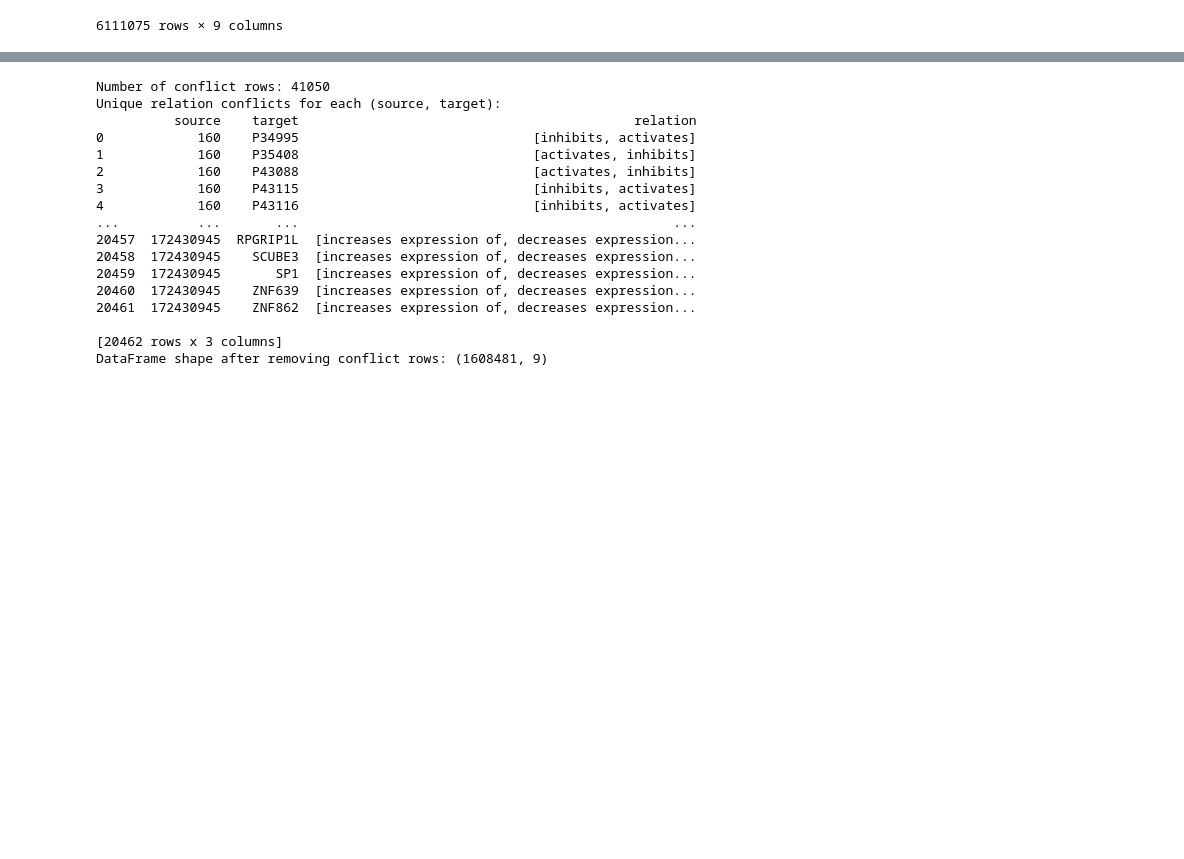
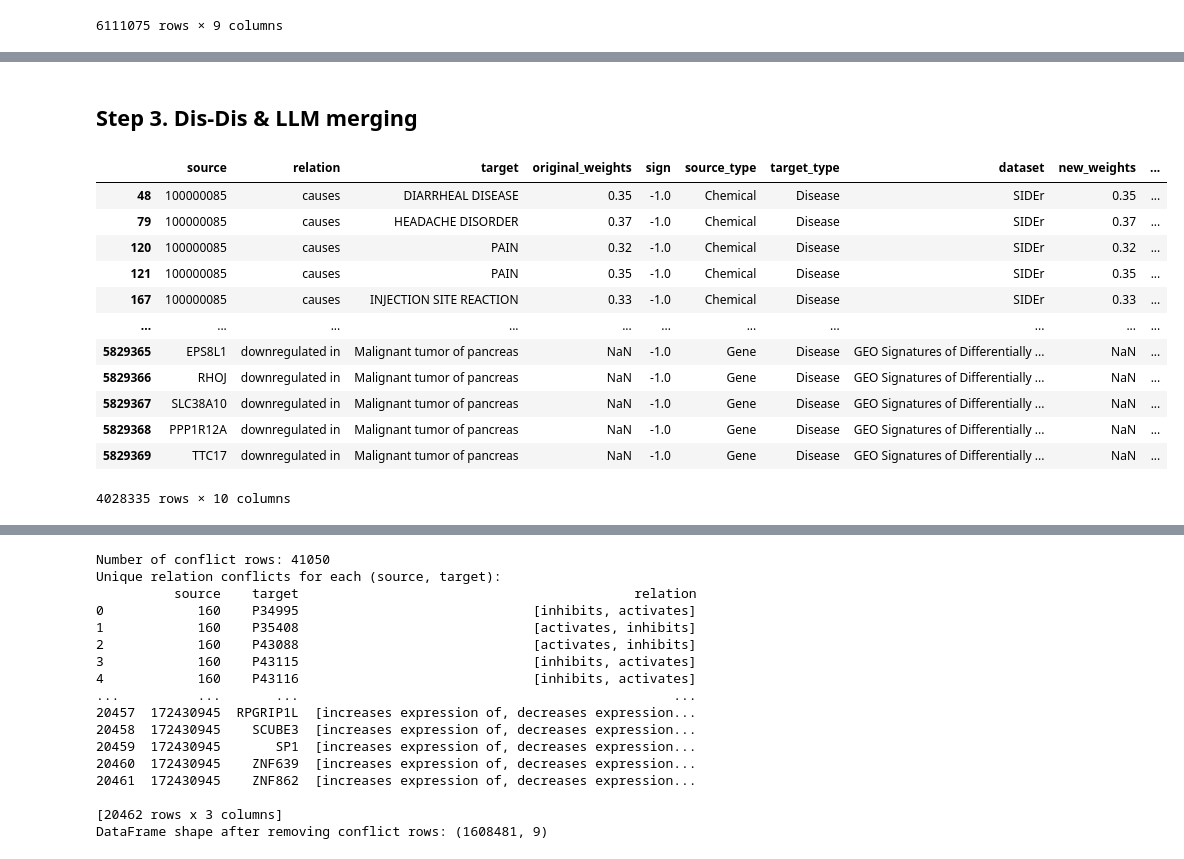
Before and after one commit to mmottaqii/KG-DrugDiscovery, a Jupyter notebook: scripts/kg_preprocessing_2.ipynb, the cells around one changed output, grey strips where cells are left out. Saved outputs shown, nothing was run; the diff lists cells and outputs as text; code cells hidden in the pictures; blank space fills up the shorter version.

```diff
--- a/scripts/kg_preprocessing_2.ipynb
+++ b/scripts/kg_preprocessing_2.ipynb
@@ -488,7 +680,7 @@ df = df[~((df['source_type'] == 'Chemical') &
           (df['target_type'] == 'Disease') &
           (df['relation'] == 'causes') &
           (~df['new_weights'].isna()) &
-          (df['new_weights'] <= 0.32))]
+          (df['new_weights'] < 0.32))]
 
 # Count the total rows after filtering
 total_rows_after = df[(df['source_type'] == 'Chemical') &
@@ -501,7 +693,4 @@ rows_removed = total_rows_before - total_rows_after
 print(f"Total rows before filtering: {total_rows_before}")
 print(f"Total rows after filtering: {total_rows_after}")
 print(f"Number of rows removed: {rows_removed}")
-
-
-df.drop_duplicates(inplace=True)
 # %% [output]
@@ -512,0 +713,18 @@ Number of rows removed: 65
+# %% [markdown]
+## Step 3. Dis-Dis & LLM merging
+# %%
+df
+# %% [output]
+|  | source | relation | target | original_weights | sign | source_type | target_type | dataset | new_weights | ... |
+| 48 | 100000085 | causes | DIARRHEAL DISEASE | 0.35 | -1.0 | Chemical | Disease | SIDEr | 0.35 | ... |
+| 79 | 100000085 | causes | HEADACHE DISORDER | 0.37 | -1.0 | Chemical | Disease | SIDEr | 0.37 | ... |
+| 120 | 100000085 | causes | PAIN | 0.32 | -1.0 | Chemical | Disease | SIDEr | 0.32 | ... |
+| 121 | 100000085 | causes | PAIN | 0.35 | -1.0 | Chemical | Disease | SIDEr | 0.35 | ... |
+| 167 | 100000085 | causes | INJECTION SITE REACTION | 0.33 | -1.0 | Chemical | Disease | SIDEr | 0.33 | ... |
+| ... | ... | ... | ... | ... | ... | ... | ... | ... | ... | ... |
+| 5829365 | EPS8L1 | downregulated in | Malignant tumor of pancreas | NaN | -1.0 | Gene | Disease | GEO Signatures of Differentially ... | NaN | ... |
+| 5829366 | RHOJ | downregulated in | Malignant tumor of pancreas | NaN | -1.0 | Gene | Disease | GEO Signatures of Differentially ... | NaN | ... |
+| 5829367 | SLC38A10 | downregulated in | Malignant tumor of pancreas | NaN | -1.0 | Gene | Disease | GEO Signatures of Differentially ... | NaN | ... |
+| 5829368 | PPP1R12A | downregulated in | Malignant tumor of pancreas | NaN | -1.0 | Gene | Disease | GEO Signatures of Differentially ... | NaN | ... |
+| 5829369 | TTC17 | downregulated in | Malignant tumor of pancreas | NaN | -1.0 | Gene | Disease | GEO Signatures of Differentially ... | NaN | ... |
+4028335 rows × 10 columns
```
Also changed, not shown: parts of 45 cells of this notebook.
